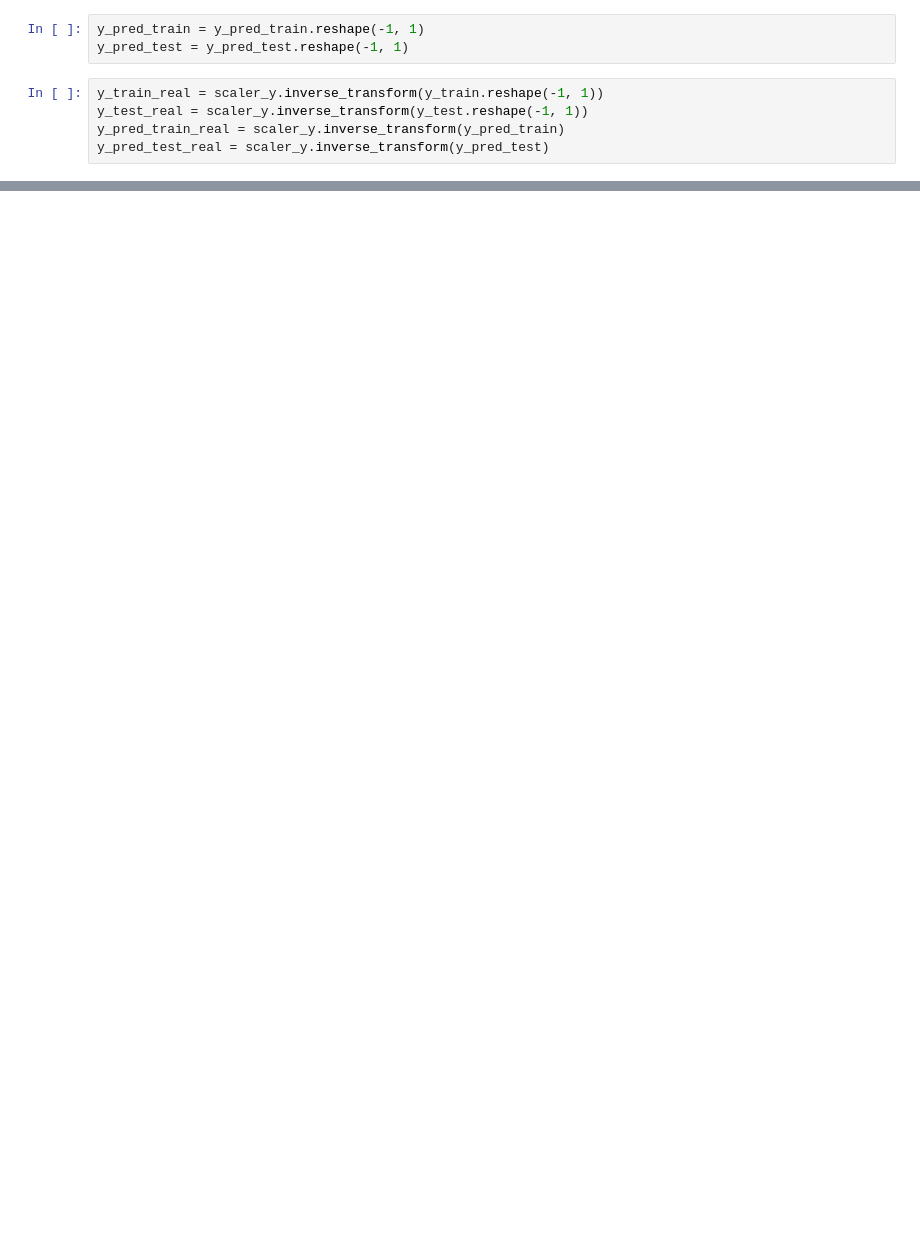
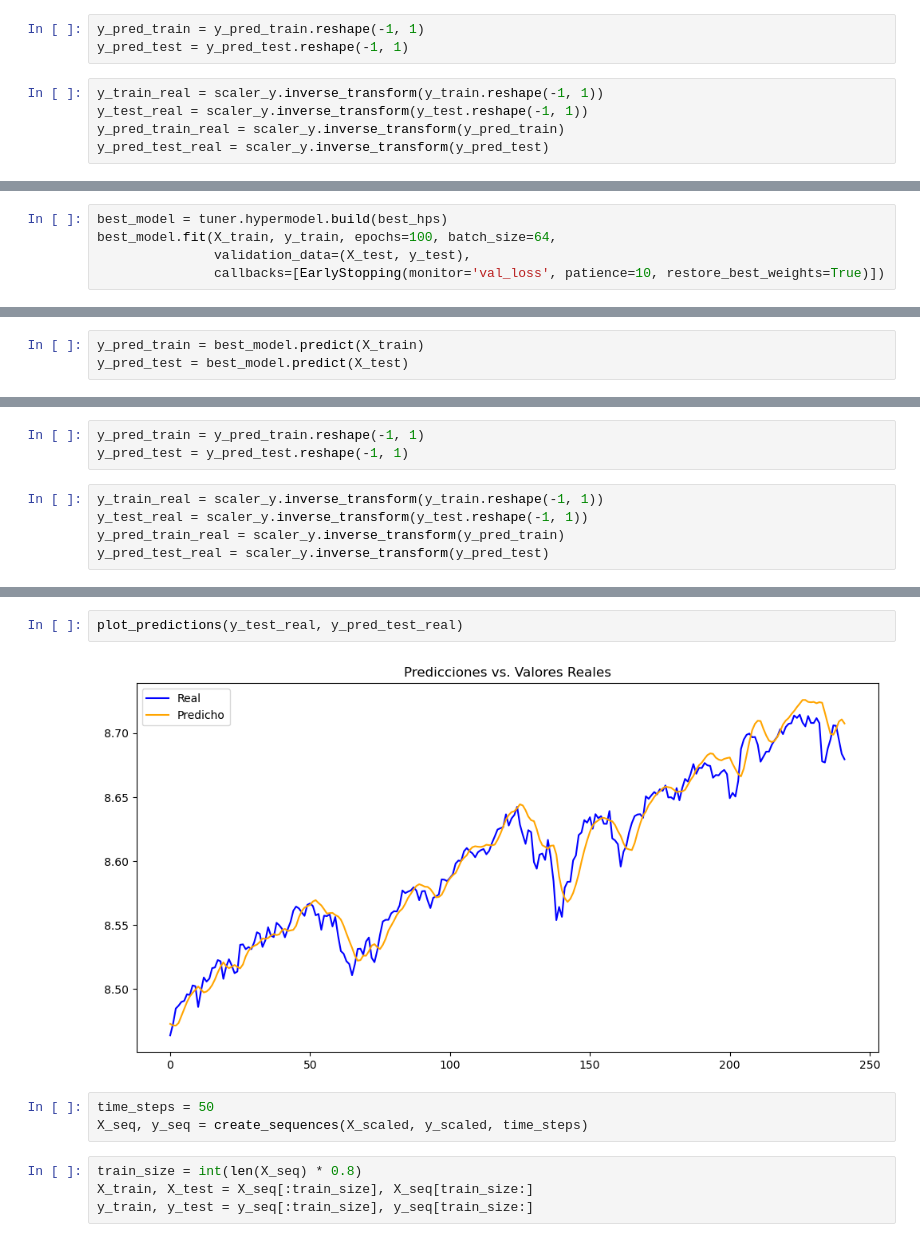
Before and after one commit to Poggerv2/Risk-lens, a Jupyter notebook: data_science/models/sp500/rnn_sp500.ipynb, the cells around one changed output, grey strips where cells are left out. Saved outputs shown, nothing was run; the diff lists cells and outputs as text; blank space fills up the shorter version.

```diff
--- a/data_science/models/sp500/rnn_sp500.ipynb
+++ b/data_science/models/sp500/rnn_sp500.ipynb
@@ -122,0 +187,5 @@ plot_predictions(y_test_real, y_pred_test_real)
+# %%
+best_model = tuner.hypermodel.build(best_hps)
+best_model.fit(X_train, y_train, epochs=100, batch_size=64,
+               validation_data=(X_test, y_test),
+               callbacks=[EarlyStopping(monitor='val_loss', patience=10, restore_best_weights=True)])
@@ -122,0 +211,3 @@ plot_predictions(y_test_real, y_pred_test_real)
+# %%
+y_pred_train = best_model.predict(X_train)
+y_pred_test = best_model.predict(X_test)
@@ -122,0 +217,8 @@ plot_predictions(y_test_real, y_pred_test_real)
+# %%
+y_pred_train = y_pred_train.reshape(-1, 1)
+y_pred_test = y_pred_test.reshape(-1, 1)
+# %%
+y_train_real = scaler_y.inverse_transform(y_train.reshape(-1, 1))
+y_test_real = scaler_y.inverse_transform(y_test.reshape(-1, 1))
+y_pred_train_real = scaler_y.inverse_transform(y_pred_train)
+y_pred_test_real = scaler_y.inverse_transform(y_pred_test)
@@ -122,0 +234,11 @@ plot_predictions(y_test_real, y_pred_test_real)
+# %%
+plot_predictions(y_test_real, y_pred_test_real)
+# %% [output]
+[figure, added]
+# %%
+time_steps = 50
+X_seq, y_seq = create_sequences(X_scaled, y_scaled, time_steps)
+# %%
+train_size = int(len(X_seq) * 0.8)
+X_train, X_test = X_seq[:train_size], X_seq[train_size:]
+y_train, y_test = y_seq[:train_size], y_seq[train_size:]
```
Also changed, not shown: parts of 22 cells of this notebook, 2 other files.
